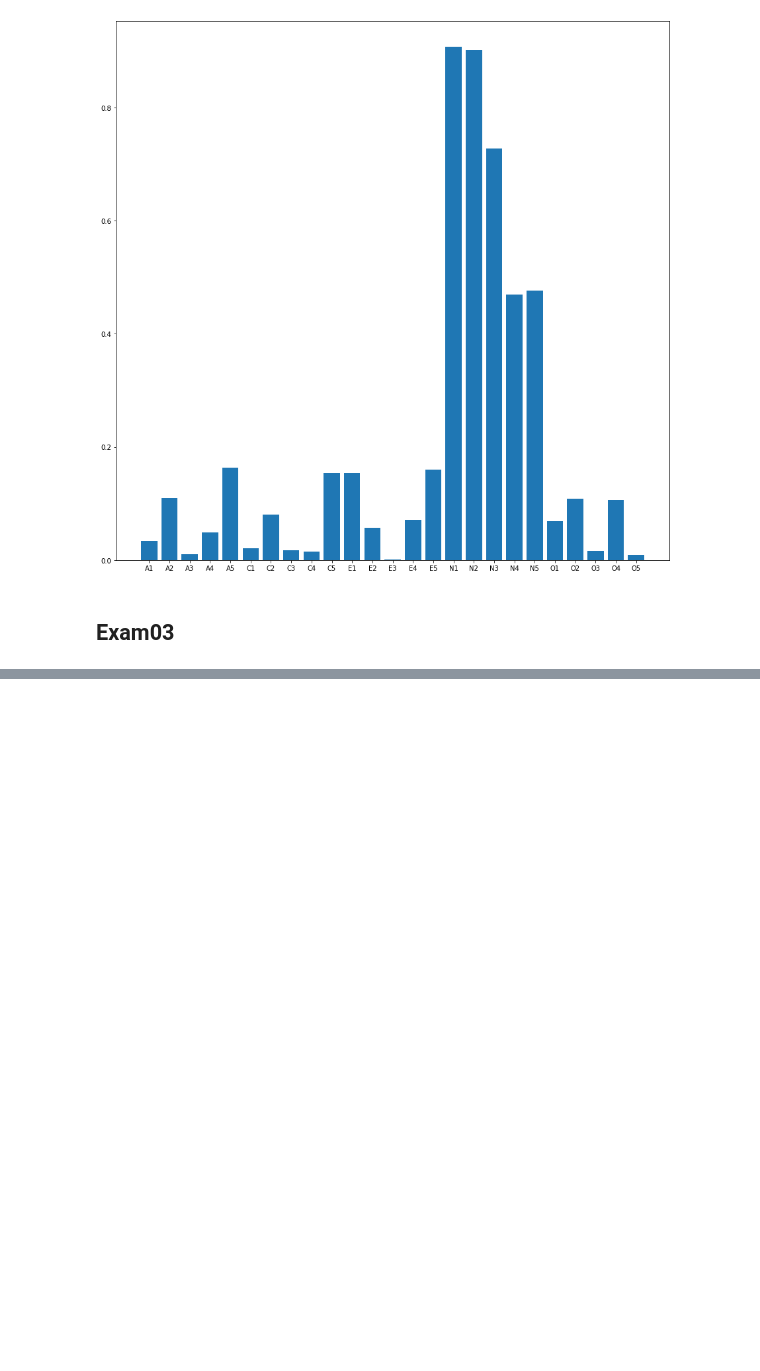
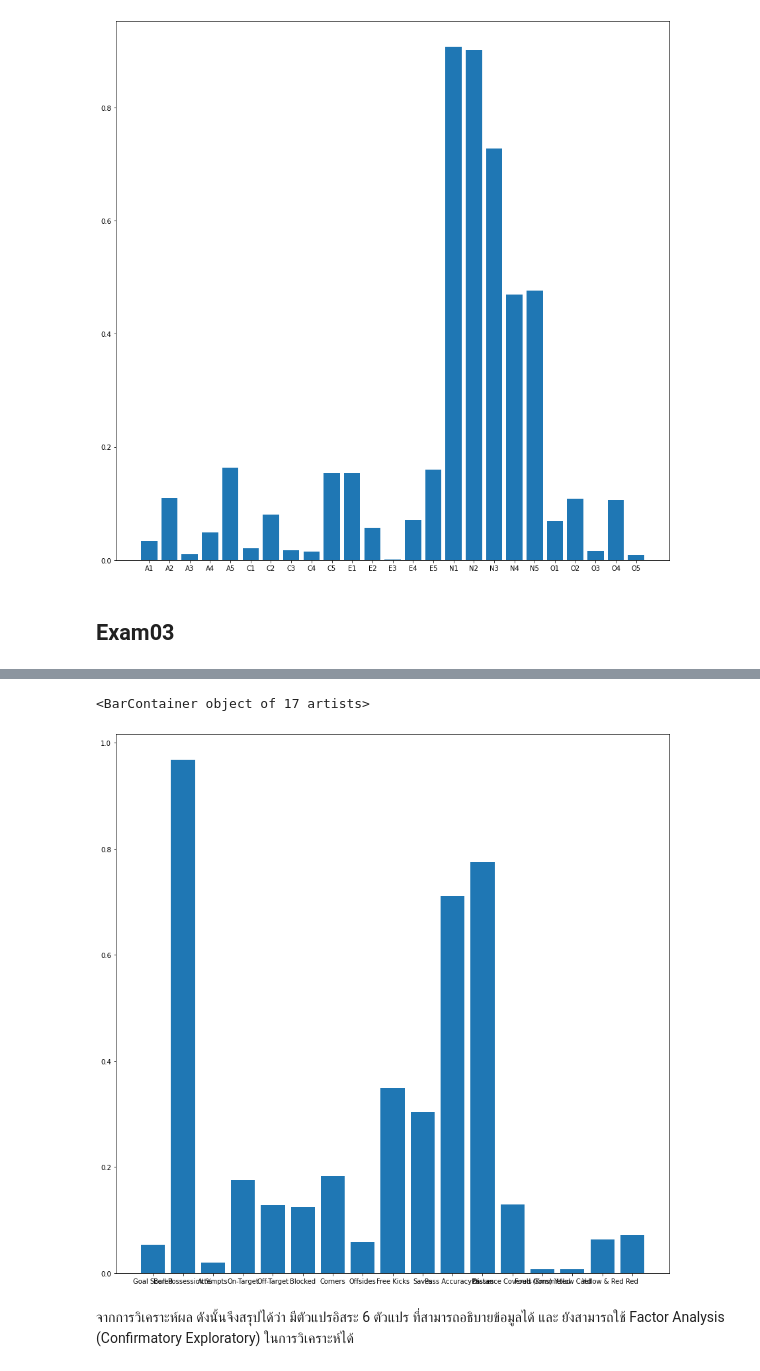
Before and after one commit to PhinyadaPhen/Multivariate, a Jupyter notebook: Chapter_5_Factor_Analysis.ipynb, the cells around one changed output, grey strips where cells are left out. Drawn from its saved outputs; the diff is of its cells as text; code cells hidden in the pictures; blank space fills up the shorter version.

```diff
--- a/Chapter_5_Factor_Analysis.ipynb
+++ b/Chapter_5_Factor_Analysis.ipynb
@@ -285,0 +467,8 @@ plt.bar(range(25),np.absolute(fa2.loadings_[:,0]),tick_label=BFI_data_dropped.co
+# %%
+plt.bar(range(17),np.absolute(Fifa_fa2.loadings_[:,0]),tick_label=Fifa_drop.columns)
+# %% [output]
+<BarContainer object of 17 artists>
+[figure, added]
+# %% [markdown]
+จากการวิเคราะห์ผล ดังนั้นจึงสรุปได้ว่า  มีตัวแปรอิสระ 6 ตัวแปร ที่สามารถอธิบายข้อมูลได้ และ ยังสามารถใช้ Factor Analysis  (Confirmatory
+Exploratory) ในการวิเคราะห์ได้
```
Also changed, not shown: parts of 47 cells of this notebook.
